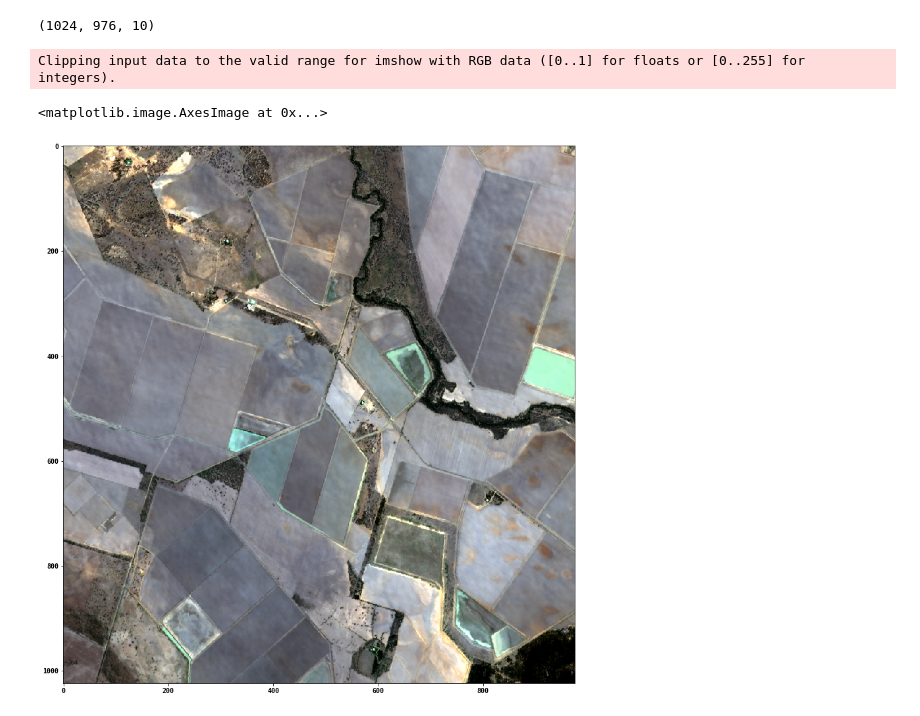
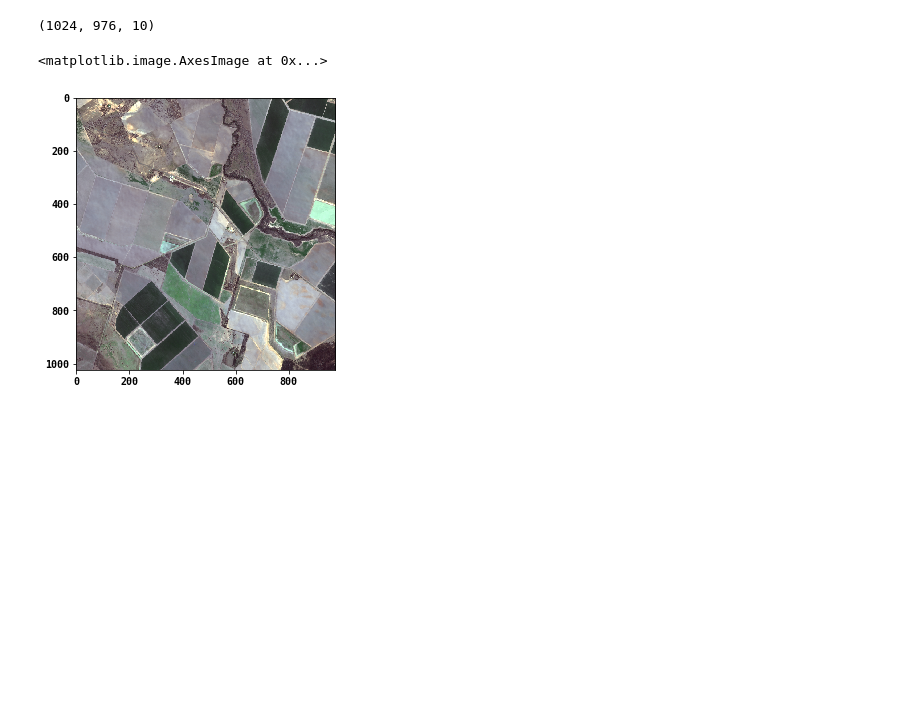
Before and after one commit to daleroberts/hdstats, a Jupyter notebook: docs/wgeomedian.ipynb, the cells around one changed output. Cells and saved outputs as stored; diff of their text form; code cells hidden in the pictures; blank space fills up the shorter version.

```diff
--- a/docs/wgeomedian.ipynb
+++ b/docs/wgeomedian.ipynb
@@ -22,3 +28,3 @@ for some choice of $i,j$ and for vectors $\alpha = (\alpha_1, \ldots, \alpha_p)^
 # %%
-gm = hdstats.nanwgeomedian_pcm(data, num_threads=28)
+wgm = hdstats.nanwgeomedian_pcm(data, 3, 2, rho=6.0, num_threads=28)
 # %%
@@ -26,18 +32,17 @@ gm.shape
 # %% [output]
 (1024, 976, 10)
 # %%
-img = gm[:,:,[2,1,0]].copy()
+img = wgm[:,:,[2,1,0]].copy()
 for i in range(img.shape[-1]):
     dd=img[:,:,i]
     mu = np.mean(dd)
     sd = np.std(dd)
     pl, pu = mu - 3*sd, mu + 3*sd
     dd[dd<pl], dd[dd>pu] = pl, pu
     dd -= pl
     dd /= (pu - pl)
-plt.figure(figsize=(15,15))
+plt.figure(figsize=(5,5))
 plt.imshow(img)
 # %% [output]
-Clipping input data to the valid range for imshow with RGB data ([0..1] for floats or [0..255] for integers).
+<matplotlib.image.AxesImage at 0x...>
-<matplotlib.image.AxesImage at 0x...>
-[figure, old version]
+[figure, new version]
```
Also changed, not shown: parts of 3 cells of this notebook, 5 other files.
